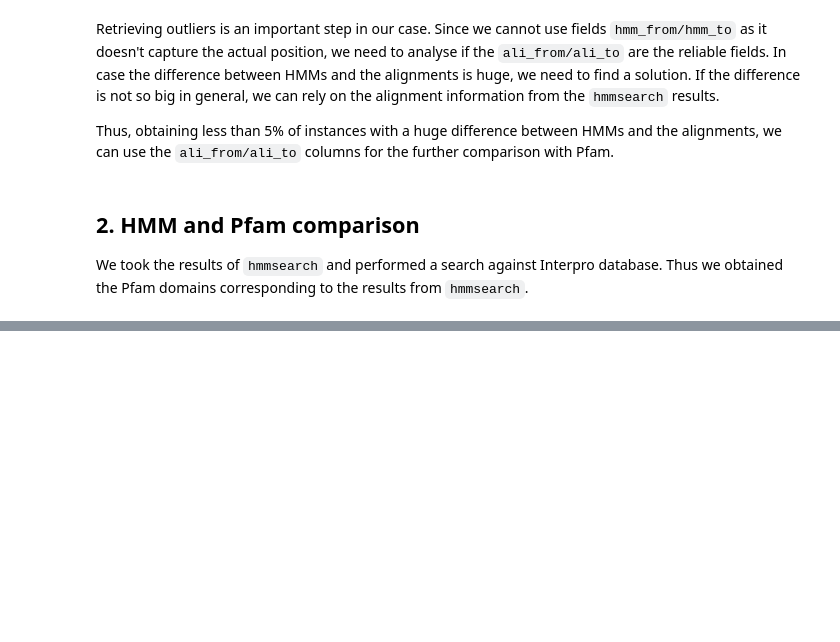
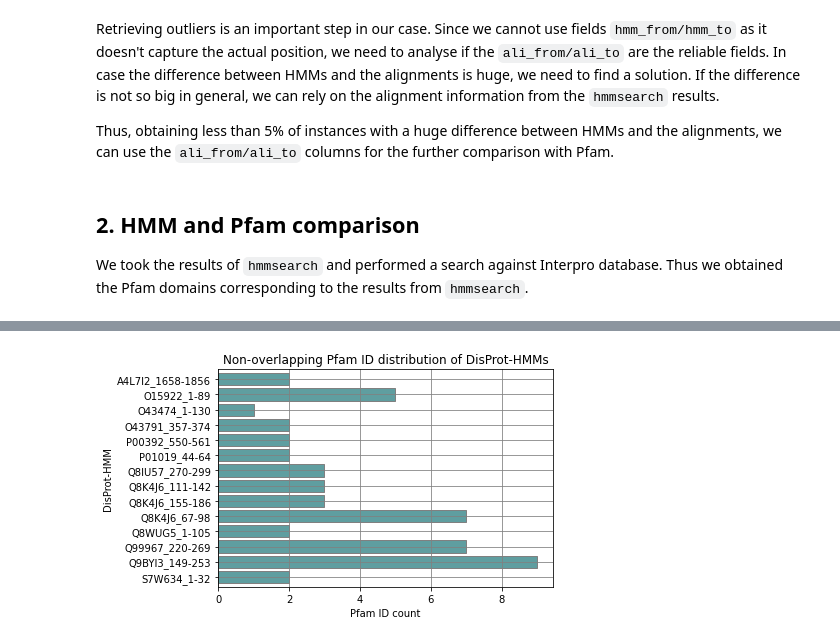
Before and after one commit to AlyaHarvelle/HMMER, a Jupyter notebook: hmm_analysis.ipynb, the cells around one changed output, grey strips where cells are left out. Saved outputs shown, nothing was run; the diff lists cells and outputs as text; code cells hidden in the pictures; blank space fills up the shorter version.

```diff
--- a/hmm_analysis.ipynb
+++ b/hmm_analysis.ipynb
@@ -273,0 +276,11 @@ plt.show()
+# %%
+# Barplot of alignment length of DisProt-HMM
+disprot_counts_pfam = dis_non_overl_df.groupby('hmm_id')['pfam_id'].nunique().sort_index(ascending=False)
+disprot_counts_pfam.plot(kind='barh', color='cadetblue', edgecolor='gray', width=0.8)
+plt.xlabel('Pfam ID count')
+plt.ylabel('DisProt-HMM')
+plt.title('Non-overlapping Pfam ID distribution of DisProt-HMMs')
+plt.grid(color='gray')
+plt.show()
+# %% [output]
+[figure, added]
```
Also changed, not shown: parts of 18 cells of this notebook.
